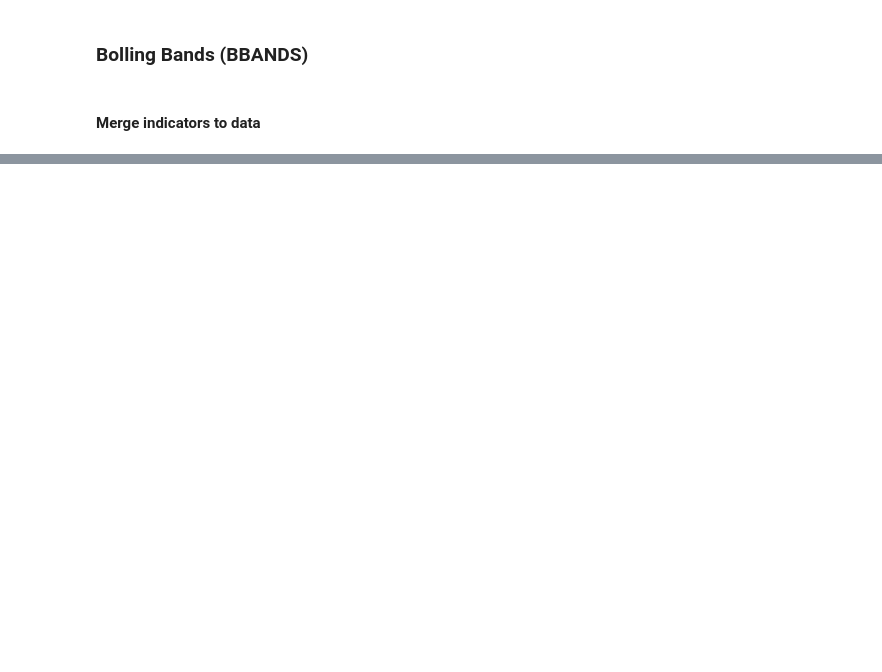
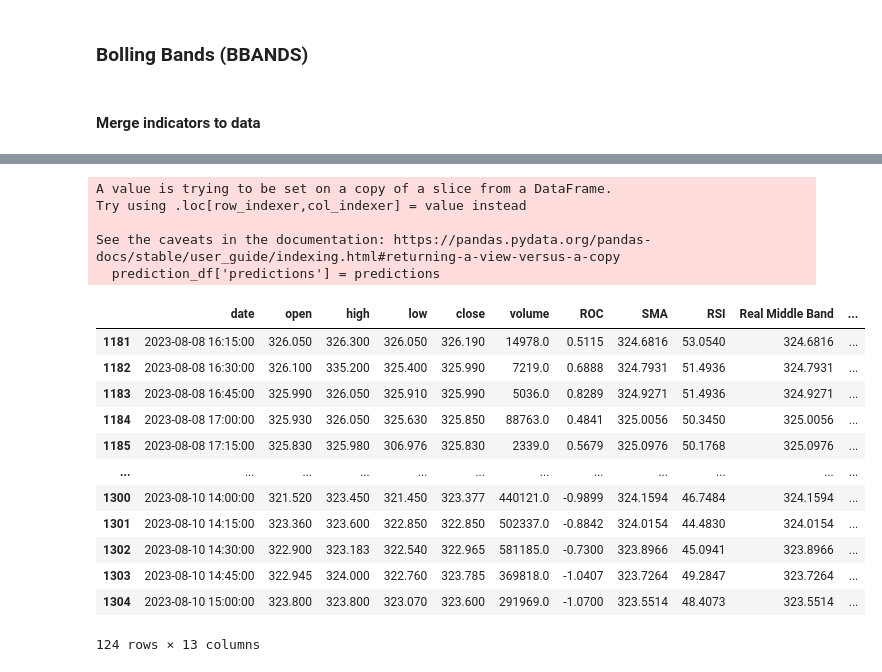
Before and after one commit to leminhduc106/Stock_Price_Prediction, a Jupyter notebook: stock_price_prediction.ipynb, the cells around one changed output, grey strips where cells are left out. Drawn from its saved outputs; the diff is of its cells as text; code cells hidden in the pictures; blank space fills up the shorter version.

```diff
--- a/stock_price_prediction.ipynb
+++ b/stock_price_prediction.ipynb
@@ -152,0 +195,7 @@ original_df
+# %%
+X, y = [], []
+for i in range(60, len(dataset)):
+    X.append(dataset[i-60:i][:])
+    y.append(dataset[i][0])
+print(len(X))
+print(len(y))
@@ -152,0 +254,23 @@ original_df
+# %%
+prediction_df = original_df.iloc[-len(predictions):]
+prediction_df['predictions'] = predictions
+prediction_df
+# %% [output]
+A value is trying to be set on a copy of a slice from a DataFrame.
+Try using .loc[row_indexer,col_indexer] = value instead
+
+See the caveats in the documentation: https://pandas.pydata.org/pandas-docs/stable/user_guide/indexing.html#returning-a-view-versus-a-copy
+  prediction_df['predictions'] = predictions
+|  | date | open | high | low | close | volume | ROC | SMA | RSI | Real Middle Band | ... |
+| 1181 | 2023-08-08 16:15:00 | 326.050 | 326.300 | 326.050 | 326.190 | 14978.0 | 0.5115 | 324.6816 | 53.0540 | 324.6816 | ... |
+| 1182 | 2023-08-08 16:30:00 | 326.100 | 335.200 | 325.400 | 325.990 | 7219.0 | 0.6888 | 324.7931 | 51.4936 | 324.7931 | ... |
+| 1183 | 2023-08-08 16:45:00 | 325.990 | 326.050 | 325.910 | 325.990 | 5036.0 | 0.8289 | 324.9271 | 51.4936 | 324.9271 | ... |
+| 1184 | 2023-08-08 17:00:00 | 325.930 | 326.050 | 325.630 | 325.850 | 88763.0 | 0.4841 | 325.0056 | 50.3450 | 325.0056 | ... |
+| 1185 | 2023-08-08 17:15:00 | 325.830 | 325.980 | 306.976 | 325.830 | 2339.0 | 0.5679 | 325.0976 | 50.1768 | 325.0976 | ... |
+| ... | ... | ... | ... | ... | ... | ... | ... | ... | ... | ... | ... |
+| 1300 | 2023-08-10 14:00:00 | 321.520 | 323.450 | 321.450 | 323.377 | 440121.0 | -0.9899 | 324.1594 | 46.7484 | 324.1594 | ... |
+| 1301 | 2023-08-10 14:15:00 | 323.360 | 323.600 | 322.850 | 322.850 | 502337.0 | -0.8842 | 324.0154 | 44.4830 | 324.0154 | ... |
+| 1302 | 2023-08-10 14:30:00 | 322.900 | 323.183 | 322.540 | 322.965 | 581185.0 | -0.7300 | 323.8966 | 45.0941 | 323.8966 | ... |
+| 1303 | 2023-08-10 14:45:00 | 322.945 | 324.000 | 322.760 | 323.785 | 369818.0 | -1.0407 | 323.7264 | 49.2847 | 323.7264 | ... |
+| 1304 | 2023-08-10 15:00:00 | 323.800 | 323.800 | 323.070 | 323.600 | 291969.0 | -1.0700 | 323.5514 | 48.4073 | 323.5514 | ... |
+124 rows × 13 columns
```
Also changed, not shown: parts of 21 cells of this notebook, 3 other files.
